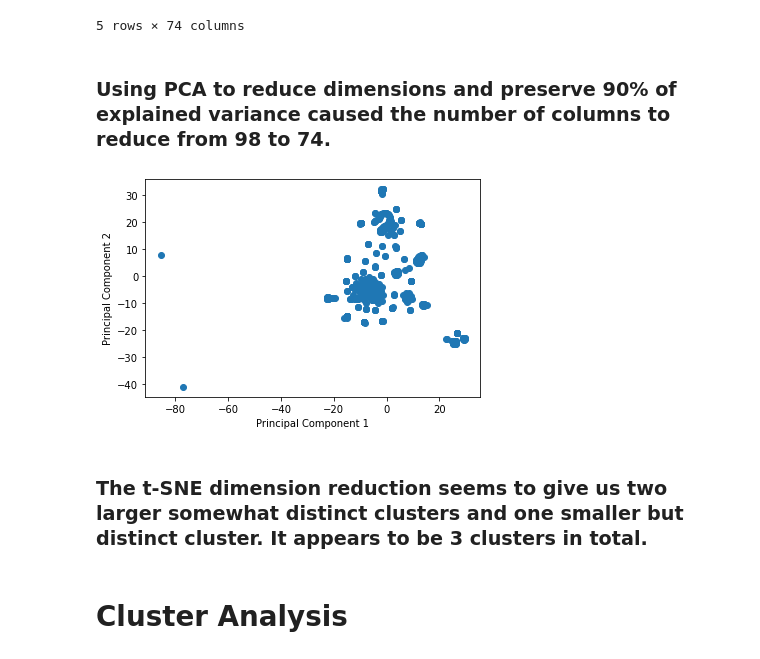
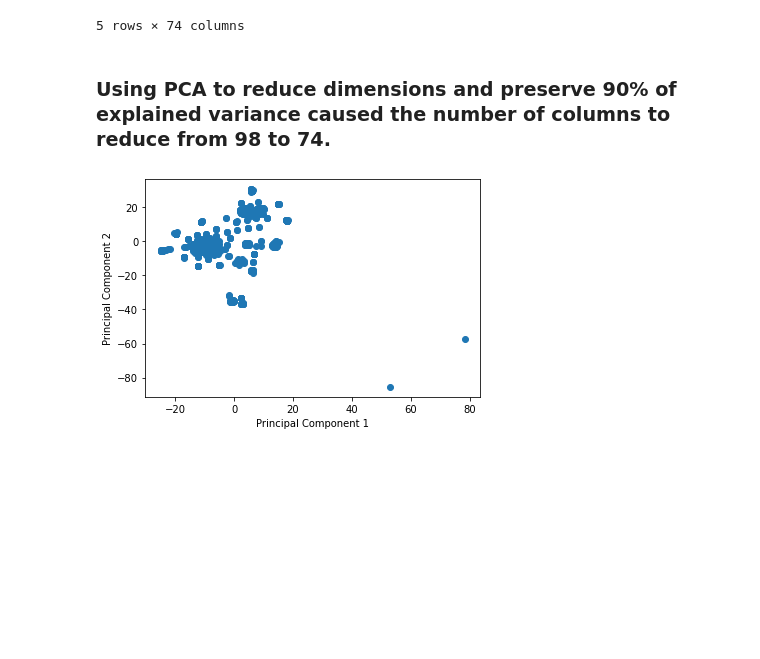
Before and after one commit to khutula/unsupervised-machine-learning-challenge, a Jupyter notebook: Crypto_Clusters.ipynb, the cells around one changed output. Saved outputs shown, nothing was run; the diff lists cells and outputs as text; code cells hidden in the pictures; blank space fills up the shorter version.

Commit message:
cluster analysis

```diff
--- a/Crypto_Clusters.ipynb
+++ b/Crypto_Clusters.ipynb
@@ -133,21 +134,18 @@ pca_df.head()
 | 3 | -0.145184 | -1.320593 | 0.192813 | -0.001229 | -2.420624e-12 | 3.040430e-15 | -1.007631e-15 | -0.002071 | 0.281463 | 0.251862 | ... | ... |
 | 4 | -0.151768 | -2.036192 | 0.396182 | -0.001705 | -3.352037e-12 | 1.674182e-15 | -1.227687e-15 | 0.027735 | 0.519099 | 0.188820 | ... | ... |
 5 rows × 74 columns
-# %% [markdown]
-### Using PCA to reduce dimensions and preserve 90% of explained variance caused the number of columns to reduce from 98 to 74.
-# %%
-# Use t-SNE to further reduce the dataset dimensions
-tsne = TSNE(learning_rate=150)
-tsne_features = tsne.fit_transform(pca_df)
-
-# show scatter plot of t-SNE features
-plt.scatter(tsne_features[:,0], tsne_features[:,1])
-plt.xlabel("Principal Component 1")
-plt.ylabel("Principal Component 2")
-plt.show()
-# %% [output]
-[figure, removed]
-# %% [markdown]
-### The t-SNE dimension reduction seems to give us two larger somewhat distinct clusters and one smaller but distinct cluster. It appears to be 3 clusters in total.
-# %% [markdown]
-# Cluster Analysis
+# %% [markdown]
+### Using PCA to reduce dimensions and preserve 90% of explained variance caused the number of columns to reduce from 98 to 74.
+# %%
+# Use t-SNE to further reduce the dataset dimensions
+tsne = TSNE(learning_rate=250)
+tsne_features = tsne.fit_transform(pca_df)
+tsne_df = pd.DataFrame({"Principal Component 1": tsne_features[:,0], "Principal Component 2": tsne_features[:,1]})
+
+# show scatter plot of t-SNE features
+plt.scatter(tsne_features[:,0], tsne_features[:,1])
+plt.xlabel("Principal Component 1")
+plt.ylabel("Principal Component 2")
+plt.show()
+# %% [output]
+[figure, added]
```
Also changed, not shown: parts of 8 cells of this notebook.
